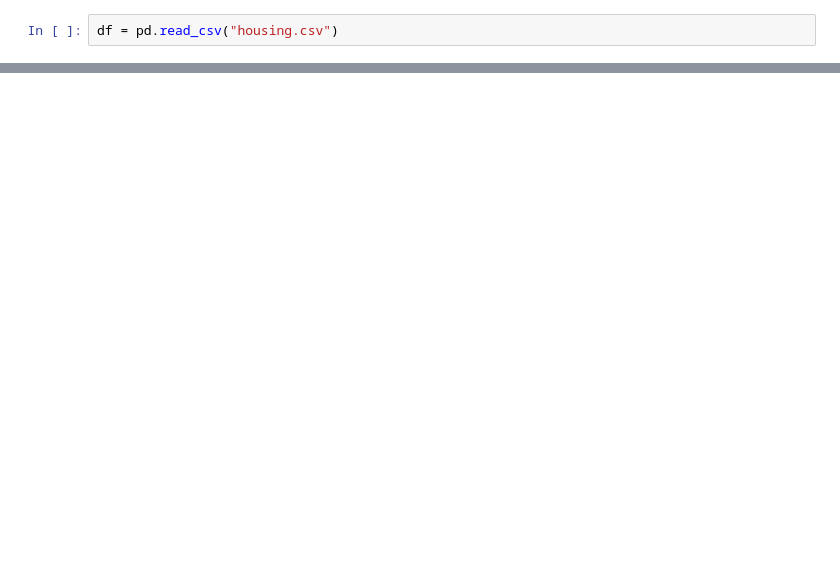
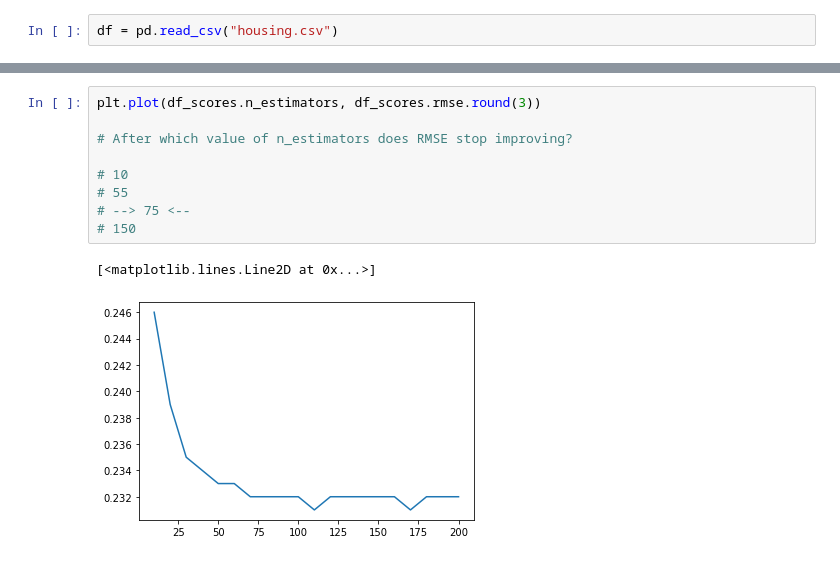
Before and after one commit to kmue/mlbookcamp-homework, a Jupyter notebook: mlbookcamp-hw6.ipynb, the cells around one changed output, grey strips where cells are left out. Cells and saved outputs as stored; diff of their text form; blank space fills up the shorter version.

```diff
--- a/mlbookcamp-hw6.ipynb
+++ b/mlbookcamp-hw6.ipynb
@@ -146,3 +154,15 @@ array([1., 1., 0., ..., 0., 1., 1.])
+# %%
+plt.plot(df_scores.n_estimators, df_scores.rmse.round(3))
+
+# After which value of n_estimators does RMSE stop improving?
+
+# 10
+# 55
+# --> 75 <--
+# 150
+# %% [output]
+[<matplotlib.lines.Line2D at 0x...>]
+[figure, added]
 # %%
 # Question 4
 
```
Also changed, not shown: parts of 28 cells of this notebook.
